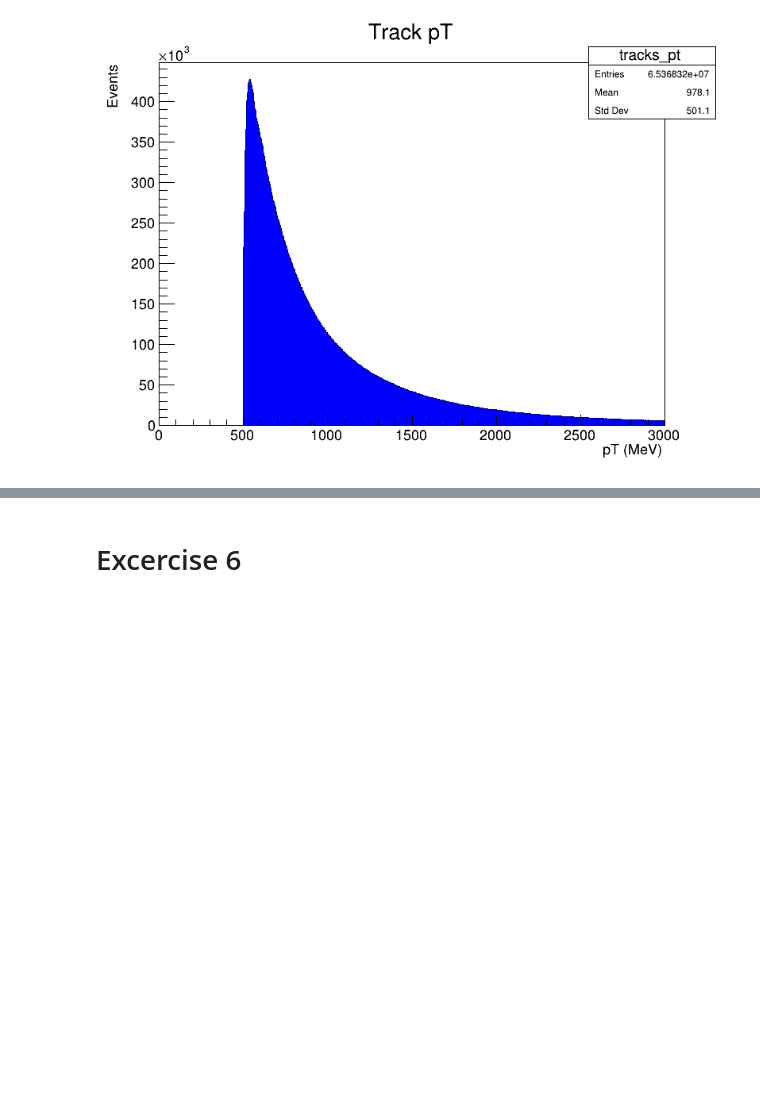
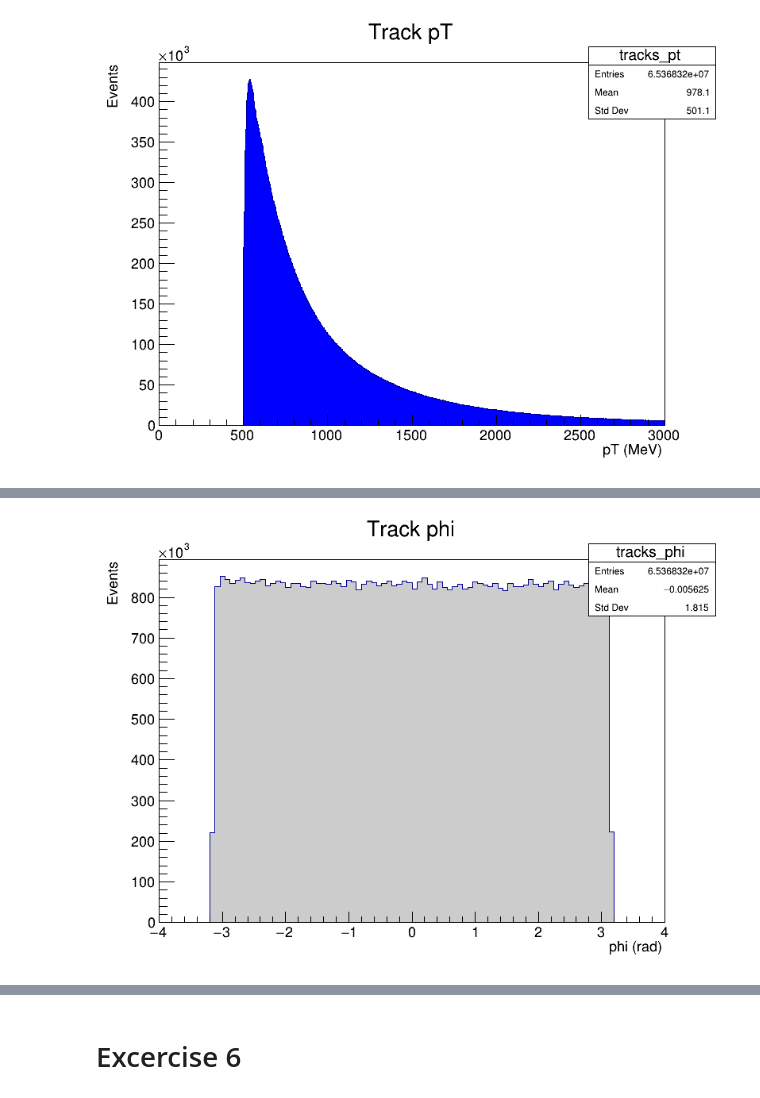
Before and after one commit to anmgomezmo/Excercises_1_root, a Jupyter notebook: Excercises.ipynb, the cells around one changed output, grey strips where cells are left out. Saved outputs shown, nothing was run; the diff lists cells and outputs as text; code cells hidden in the pictures; blank space fills up the shorter version.

```diff
--- a/Excercises.ipynb
+++ b/Excercises.ipynb
@@ -248,0 +266,6 @@ canvas->Draw();
+# %%
+htracks_phi->SetFillColor(kGray);
+htracks_phi->Draw();
+canvas->Draw();
+# %% [output]
+[figure, added]
```
Also changed, not shown: parts of 17 cells of this notebook, 1 other file.
